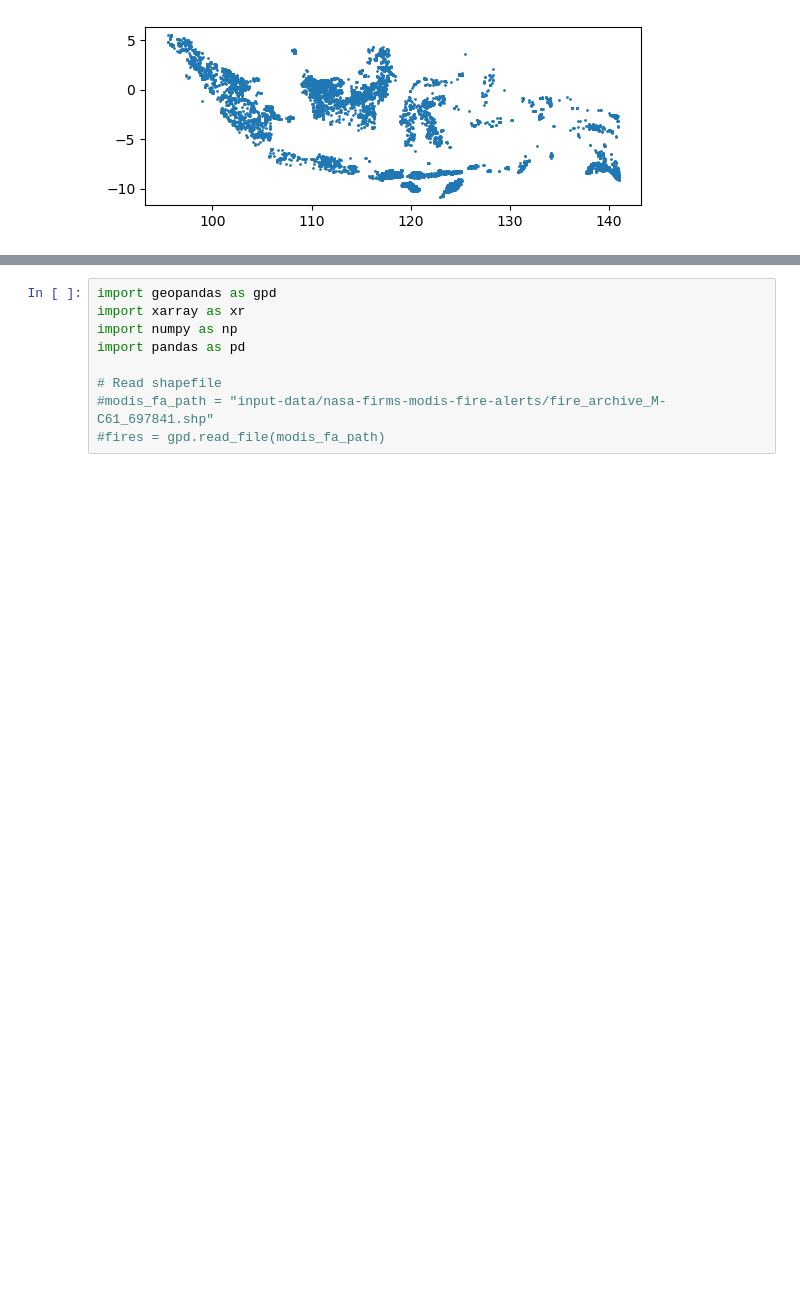
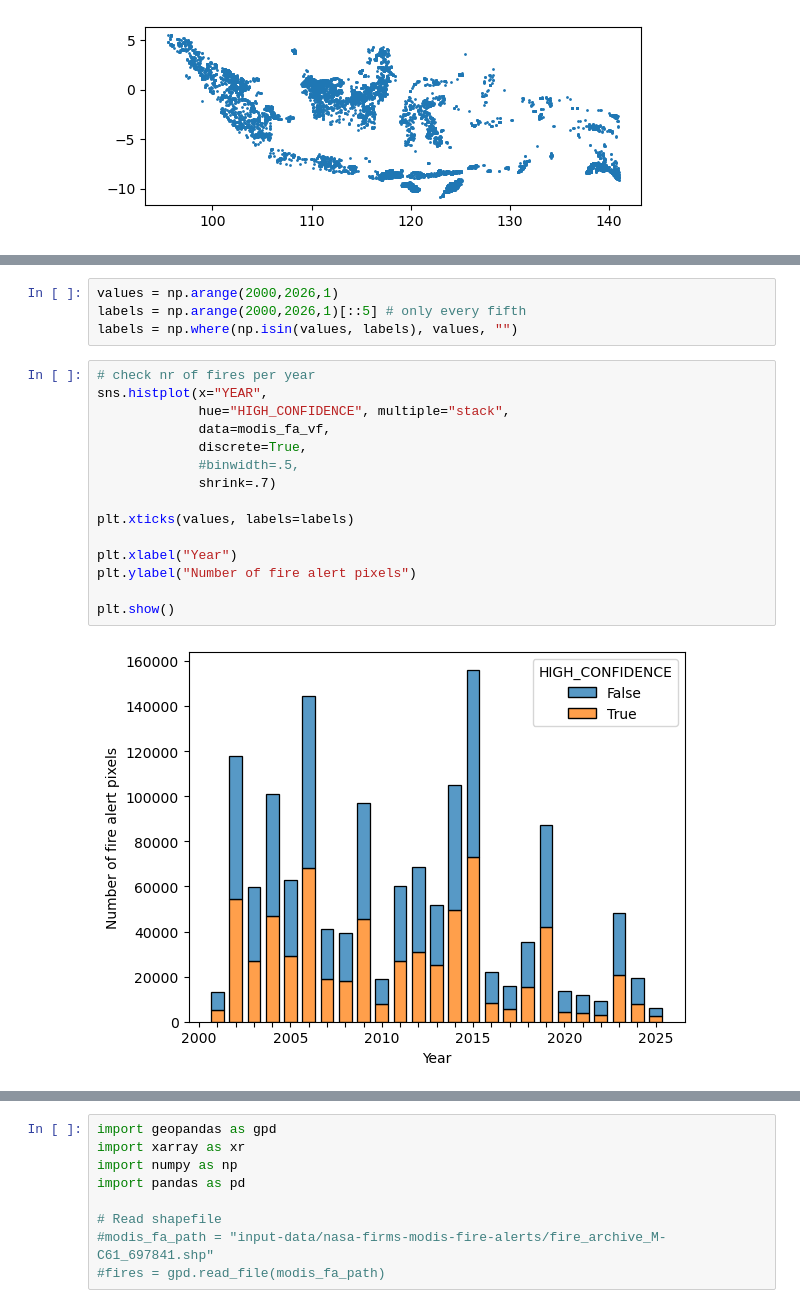
Before and after one commit to ninorp55/tropical-peat-post-fire-vegetation-recovery, a Jupyter notebook: first_data_exploration.ipynb, the cells around one changed output, grey strips where cells are left out. Cells and saved outputs as stored; diff of their text form; blank space fills up the shorter version.

```diff
--- a/first_data_exploration.ipynb
+++ b/first_data_exploration.ipynb
@@ -154,0 +174,21 @@ modis_fa_vf_2020.plot(markersize=1)
+# %%
+values = np.arange(2000,2026,1)
+labels = np.arange(2000,2026,1)[::5] # only every fifth
+labels = np.where(np.isin(values, labels), values, "")
+# %%
+# check nr of fires per year
+sns.histplot(x="YEAR",
+             hue="HIGH_CONFIDENCE", multiple="stack",
+             data=modis_fa_vf,
+             discrete=True,
+             #binwidth=.5,
+             shrink=.7)
+
+plt.xticks(values, labels=labels)
+
+plt.xlabel("Year")
+plt.ylabel("Number of fire alert pixels")
+
+plt.show()
+# %% [output]
+[figure, added]
```
Also changed, not shown: parts of 9 cells of this notebook.
